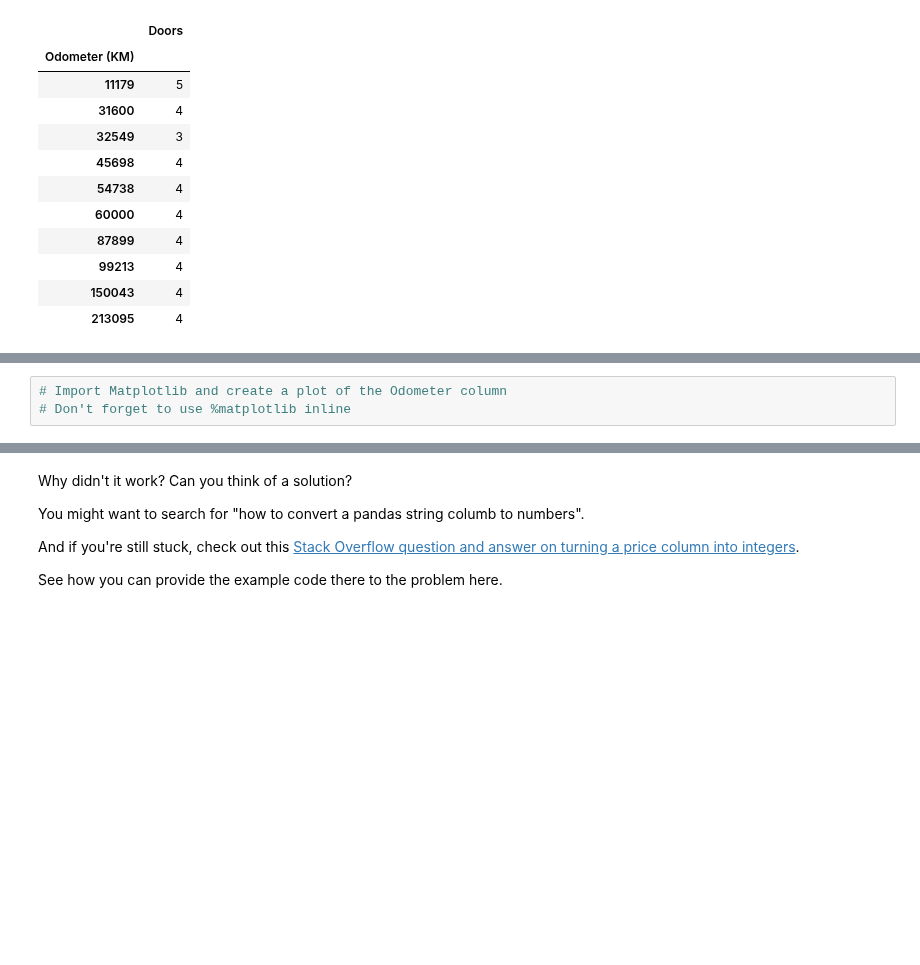
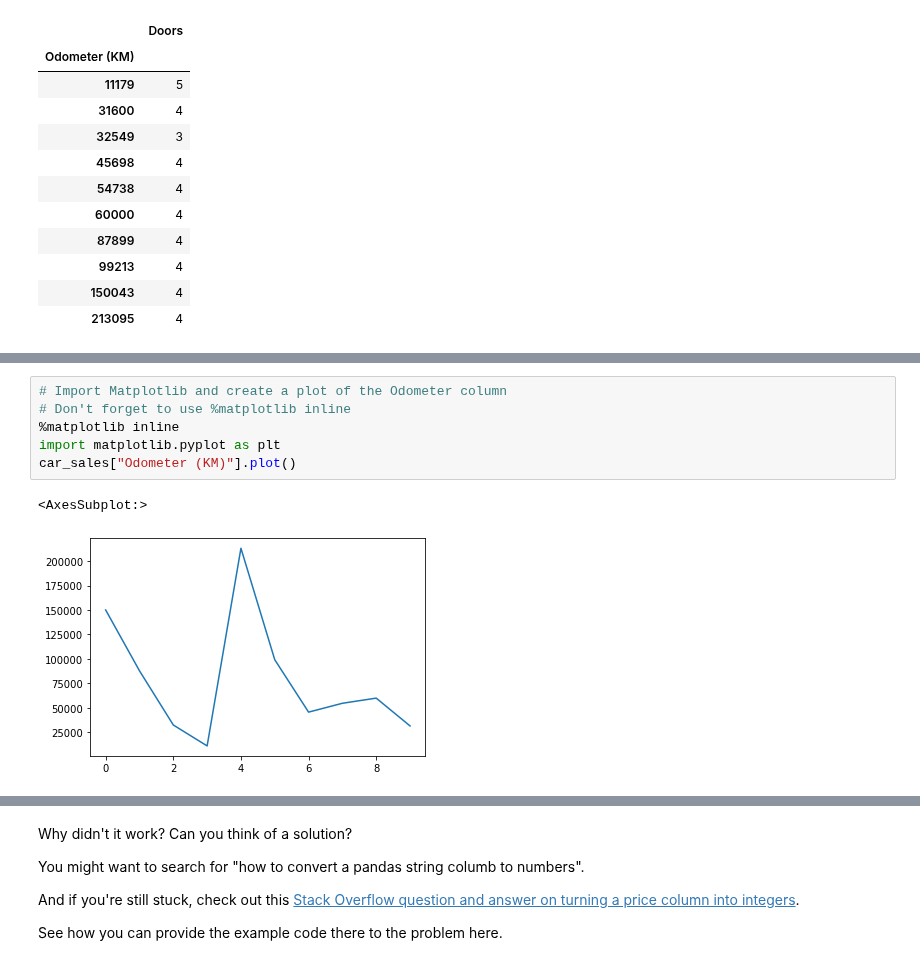
Before and after one commit to Jammal7/Introduction_to_Data_Science, a Jupyter notebook: pandas-exercises.ipynb, the cells around one changed output, grey strips where cells are left out. Drawn from its saved outputs; the diff is of its cells as text; blank space fills up the shorter version.

```diff
--- a/pandas-exercises.ipynb
+++ b/pandas-exercises.ipynb
@@ -228,5 +248,11 @@ car_sales
 # %%
 # Import Matplotlib and create a plot of the Odometer column
 # Don't forget to use %matplotlib inline
+%matplotlib inline
+import matplotlib.pyplot as plt
+car_sales["Odometer (KM)"].plot()
+# %% [output]
+<AxesSubplot:>
+[figure, added]
 # %%
 # Create a histogram of the Odometer column using hist()
```
Also changed, not shown: parts of 20 cells of this notebook, 1 other file.
